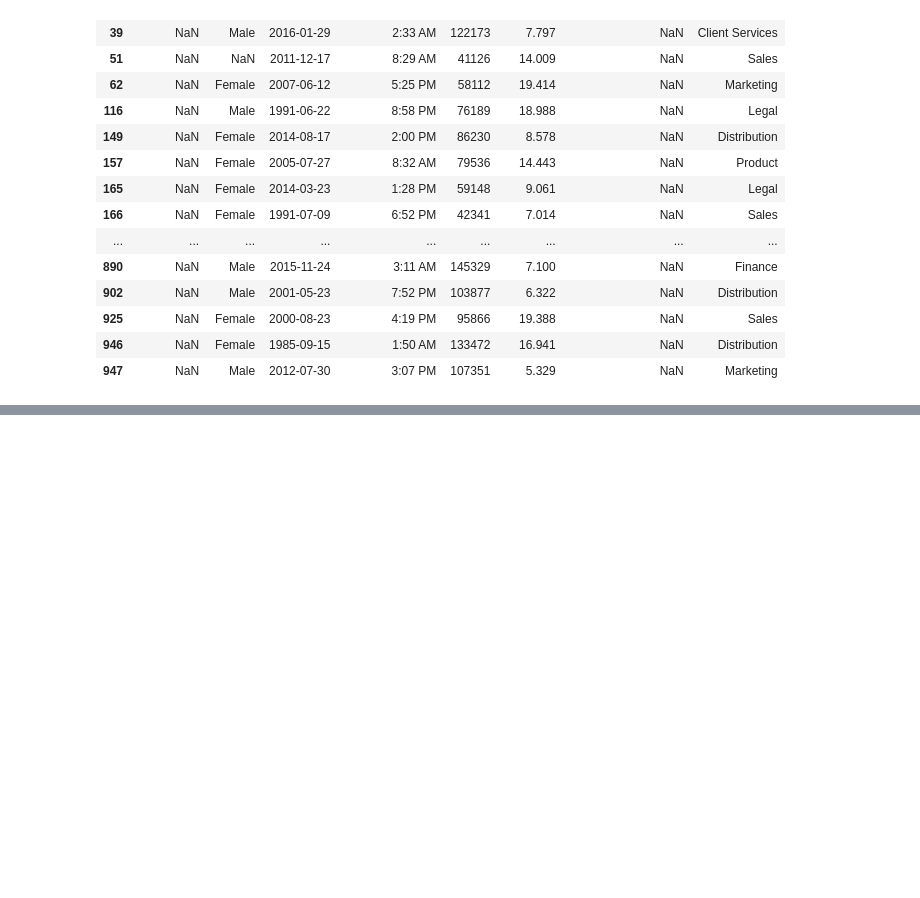
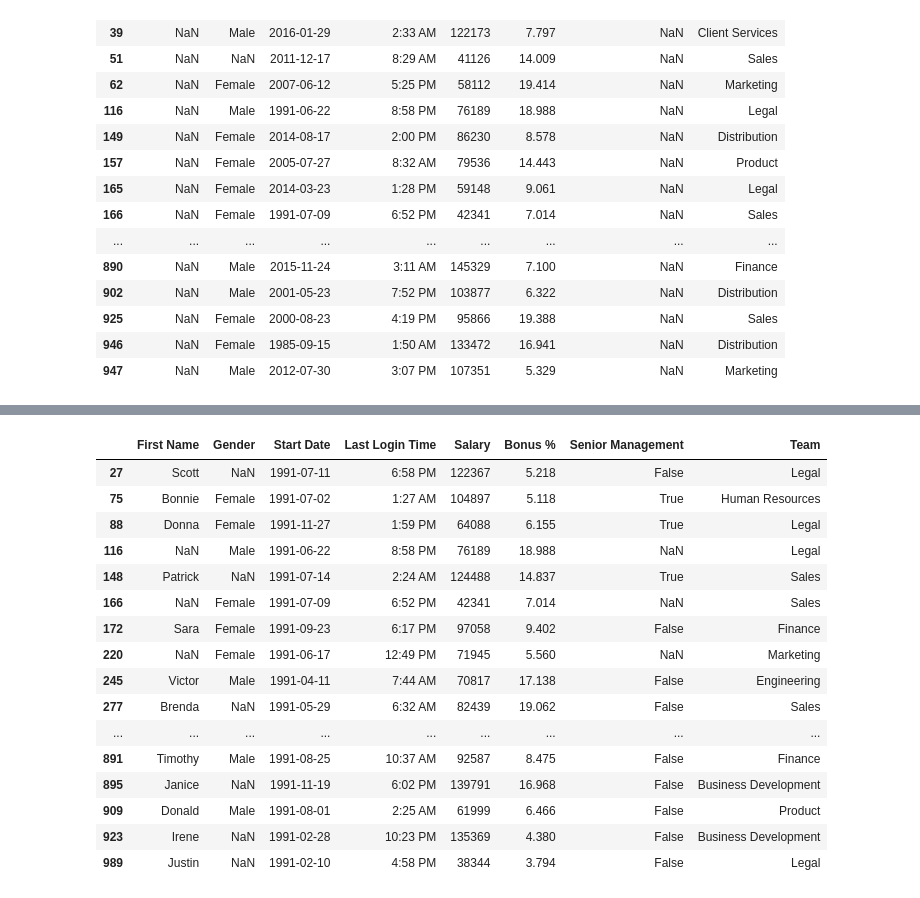
Before and after one commit to mendes078/Dados, a Jupyter notebook: Arquivos/05 - DataFrame II.ipynb, the cells around one changed output, grey strips where cells are left out. Cells and saved outputs as stored; diff of their text form; code cells hidden in the pictures; blank space fills up the shorter version.

Commit message:
método between

```diff
--- a/Arquivos/05 - DataFrame II.ipynb
+++ b/Arquivos/05 - DataFrame II.ipynb
@@ -298,0 +333,20 @@ employees[employees["First Name"].isnull() & employees["Team"].notnull()]
+# %%
+employees[employees["Start Date"].between("1991-01-01", "1992-01-01")]
+# %% [output]
+|  | First Name | Gender | Start Date | Last Login Time | Salary | Bonus % | Senior Management | Team |
+| 27 | Scott | NaN | 1991-07-11 | 6:58 PM | 122367 | 5.218 | False | Legal |
+| 75 | Bonnie | Female | 1991-07-02 | 1:27 AM | 104897 | 5.118 | True | Human Resources |
+| 88 | Donna | Female | 1991-11-27 | 1:59 PM | 64088 | 6.155 | True | Legal |
+| 116 | NaN | Male | 1991-06-22 | 8:58 PM | 76189 | 18.988 | NaN | Legal |
+| 148 | Patrick | NaN | 1991-07-14 | 2:24 AM | 124488 | 14.837 | True | Sales |
+| 166 | NaN | Female | 1991-07-09 | 6:52 PM | 42341 | 7.014 | NaN | Sales |
+| 172 | Sara | Female | 1991-09-23 | 6:17 PM | 97058 | 9.402 | False | Finance |
+| 220 | NaN | Female | 1991-06-17 | 12:49 PM | 71945 | 5.560 | NaN | Marketing |
+| 245 | Victor | Male | 1991-04-11 | 7:44 AM | 70817 | 17.138 | False | Engineering |
+| 277 | Brenda | NaN | 1991-05-29 | 6:32 AM | 82439 | 19.062 | False | Sales |
+| ... | ... | ... | ... | ... | ... | ... | ... | ... |
+| 891 | Timothy | Male | 1991-08-25 | 10:37 AM | 92587 | 8.475 | False | Finance |
+| 895 | Janice | NaN | 1991-11-19 | 6:02 PM | 139791 | 16.968 | False | Business Development |
+| 909 | Donald | Male | 1991-08-01 | 2:25 AM | 61999 | 6.466 | False | Product |
+| 923 | Irene | NaN | 1991-02-28 | 10:23 PM | 135369 | 4.380 | False | Business Development |
+| 989 | Justin | NaN | 1991-02-10 | 4:58 PM | 38344 | 3.794 | False | Legal |
```
Also changed, not shown: parts of 2 cells of this notebook.
